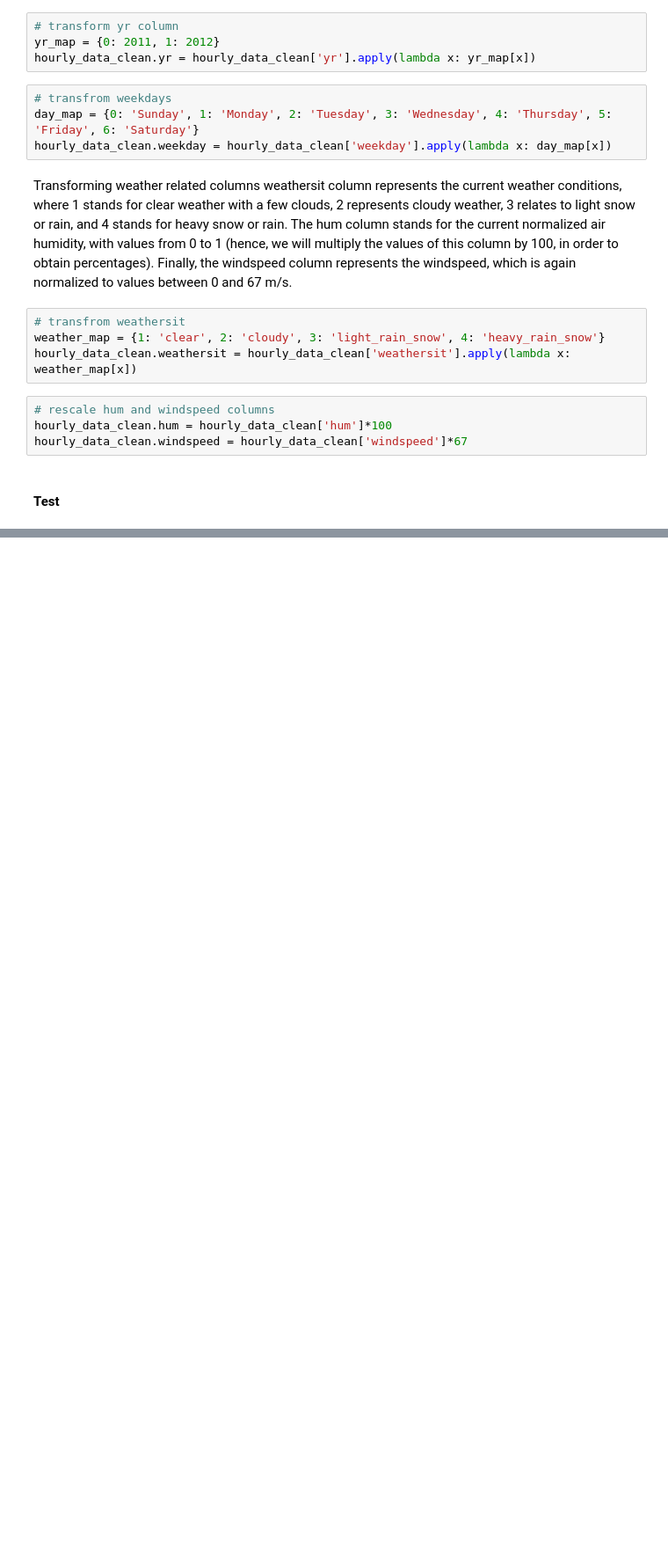
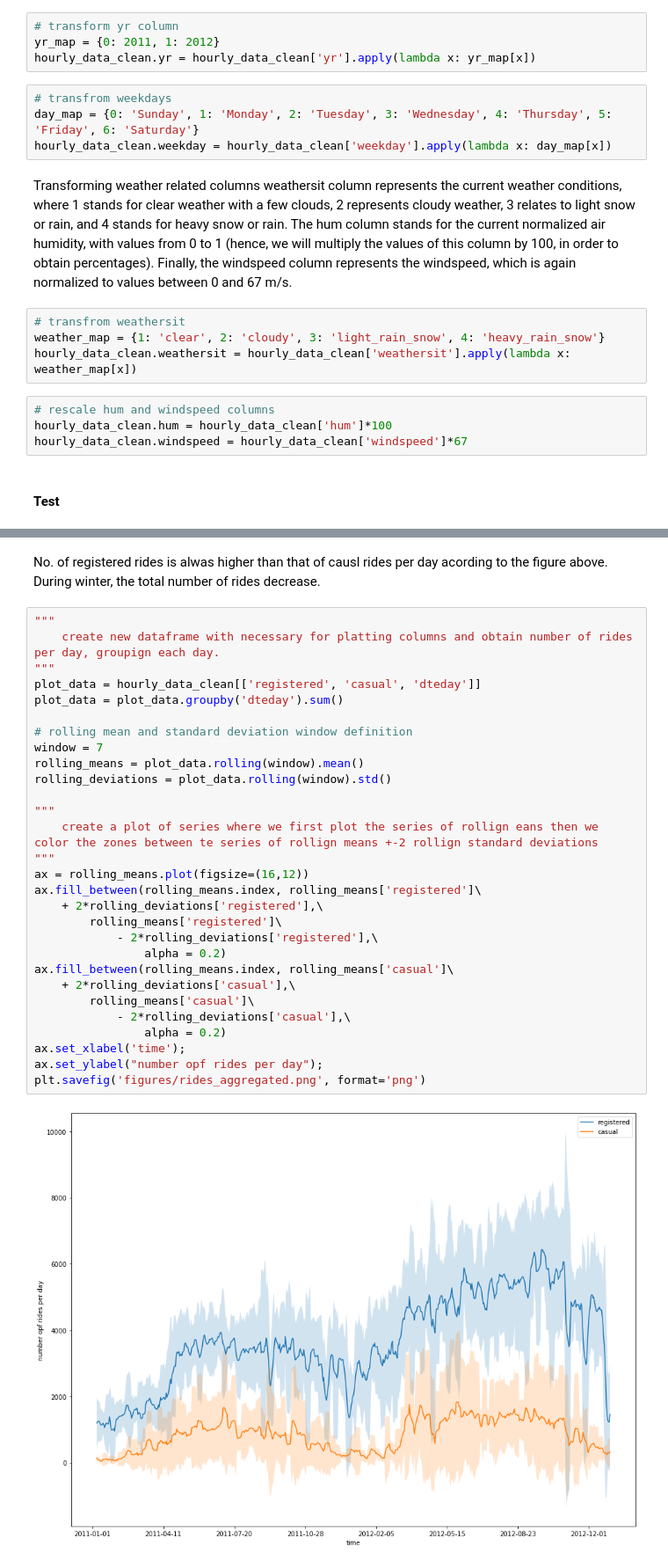
Before and after one commit to 3liud/bike-sharing-analysis, a Jupyter notebook: bike_sharing_analysis.ipynb, the cells around one changed output, grey strips where cells are left out. Shown at 88% size. Cells and saved outputs as stored; diff of their text form; blank space fills up the shorter version.

```diff
--- a/bike_sharing_analysis.ipynb
+++ b/bike_sharing_analysis.ipynb
@@ -123,0 +157,33 @@ hourly_data_clean[cols].sample(10, random_state=123)
+# %% [markdown]
+No. of registered rides is alwas higher than that of causl rides per day acording to the figure above. During winter, the total number of rides decrease.
+# %%
+"""
+    create new dataframe with necessary for platting columns and obtain number of rides per day, groupign each day.
+"""
+plot_data = hourly_data_clean[['registered', 'casual', 'dteday']]
+plot_data = plot_data.groupby('dteday').sum()
+
+# rolling mean and standard deviation window definition
+window = 7
+rolling_means = plot_data.rolling(window).mean()
+rolling_deviations = plot_data.rolling(window).std()
+
+"""
+    create a plot of series where we first plot the series of rollign eans then we color the zones between te series of rollign means +-2 rollign standard deviations
+"""
+ax = rolling_means.plot(figsize=(16,12))
+ax.fill_between(rolling_means.index, rolling_means['registered']\
+    + 2*rolling_deviations['registered'],\
+        rolling_means['registered']\
+            - 2*rolling_deviations['registered'],\
+                alpha = 0.2)
+ax.fill_between(rolling_means.index, rolling_means['casual']\
+    + 2*rolling_deviations['casual'],\
+        rolling_means['casual']\
+            - 2*rolling_deviations['casual'],\
+                alpha = 0.2)
+ax.set_xlabel('time');
+ax.set_ylabel("number opf rides per day");
+plt.savefig('figures/rides_aggregated.png', format='png')
+# %% [output]
+[figure, added]
```
Also changed, not shown: parts of 12 cells of this notebook.
